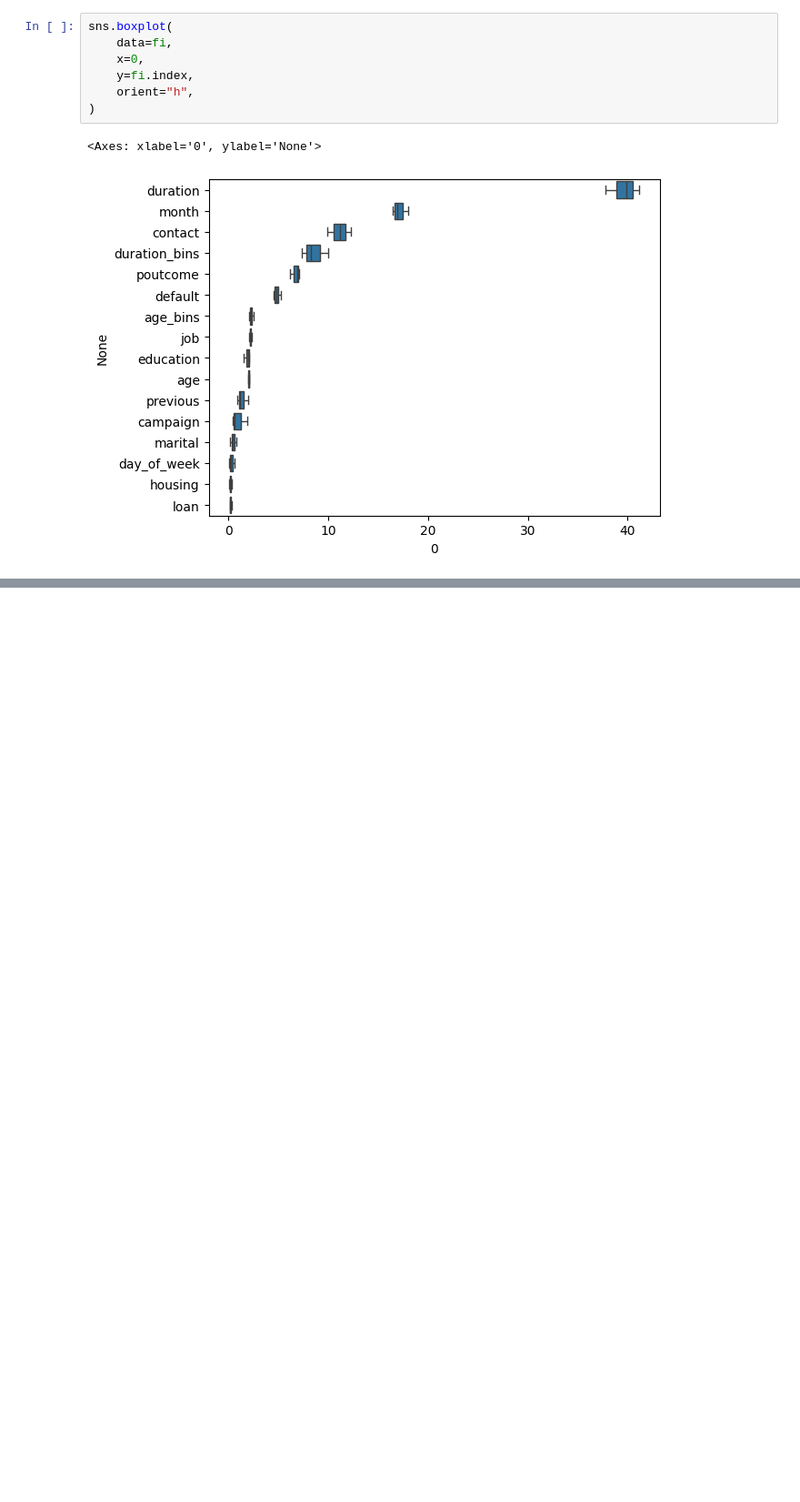
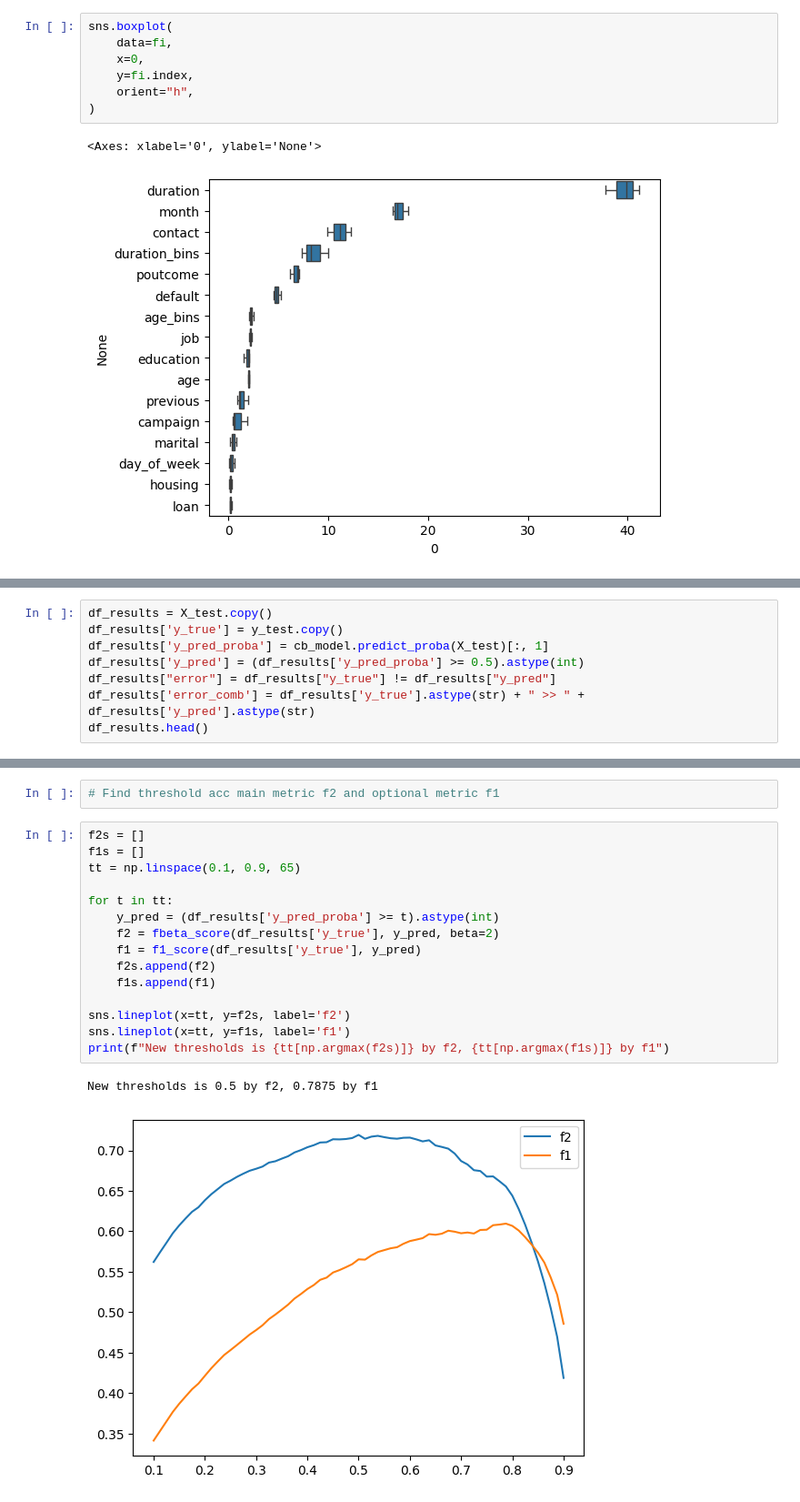
Before and after one commit to kokinpavel/dste, a Jupyter notebook: notebooks/EDA.ipynb, the cells around one changed output, grey strips where cells are left out. Shown at 91% size. Saved outputs shown, nothing was run; the diff lists cells and outputs as text; blank space fills up the shorter version.

```diff
--- a/notebooks/EDA.ipynb
+++ b/notebooks/EDA.ipynb
@@ -882,0 +803,8 @@ sns.scatterplot(x=df_vec_pca_tsne[:, 0], y=df_vec_pca_tsne[:, 1], hue=df['y'])
+# %%
+df_results = X_test.copy()
+df_results['y_true'] = y_test.copy()
+df_results['y_pred_proba'] = cb_model.predict_proba(X_test)[:, 1]
+df_results['y_pred'] = (df_results['y_pred_proba'] >= 0.5).astype(int)
+df_results["error"] = df_results["y_true"] != df_results["y_pred"]
+df_results['error_comb'] = df_results['y_true'].astype(str) + " >> " + df_results['y_pred'].astype(str)
+df_results.head()
@@ -882,0 +819,20 @@ sns.scatterplot(x=df_vec_pca_tsne[:, 0], y=df_vec_pca_tsne[:, 1], hue=df['y'])
+# %%
+# Find threshold acc main metric f2 and optional metric f1
+# %%
+f2s = []
+f1s = []
+tt = np.linspace(0.1, 0.9, 65)
+
+for t in tt:
+    y_pred = (df_results['y_pred_proba'] >= t).astype(int)
+    f2 = fbeta_score(df_results['y_true'], y_pred, beta=2)
+    f1 = f1_score(df_results['y_true'], y_pred)
+    f2s.append(f2)
+    f1s.append(f1)
+
+sns.lineplot(x=tt, y=f2s, label='f2')
+sns.lineplot(x=tt, y=f1s, label='f1')
+print(f"New thresholds is {tt[np.argmax(f2s)]} by f2, {tt[np.argmax(f1s)]} by f1")
+# %% [output]
+New thresholds is 0.5 by f2, 0.7875 by f1
+[figure, added]
```
Also changed, not shown: parts of 32 cells of this notebook, 6 other files.
